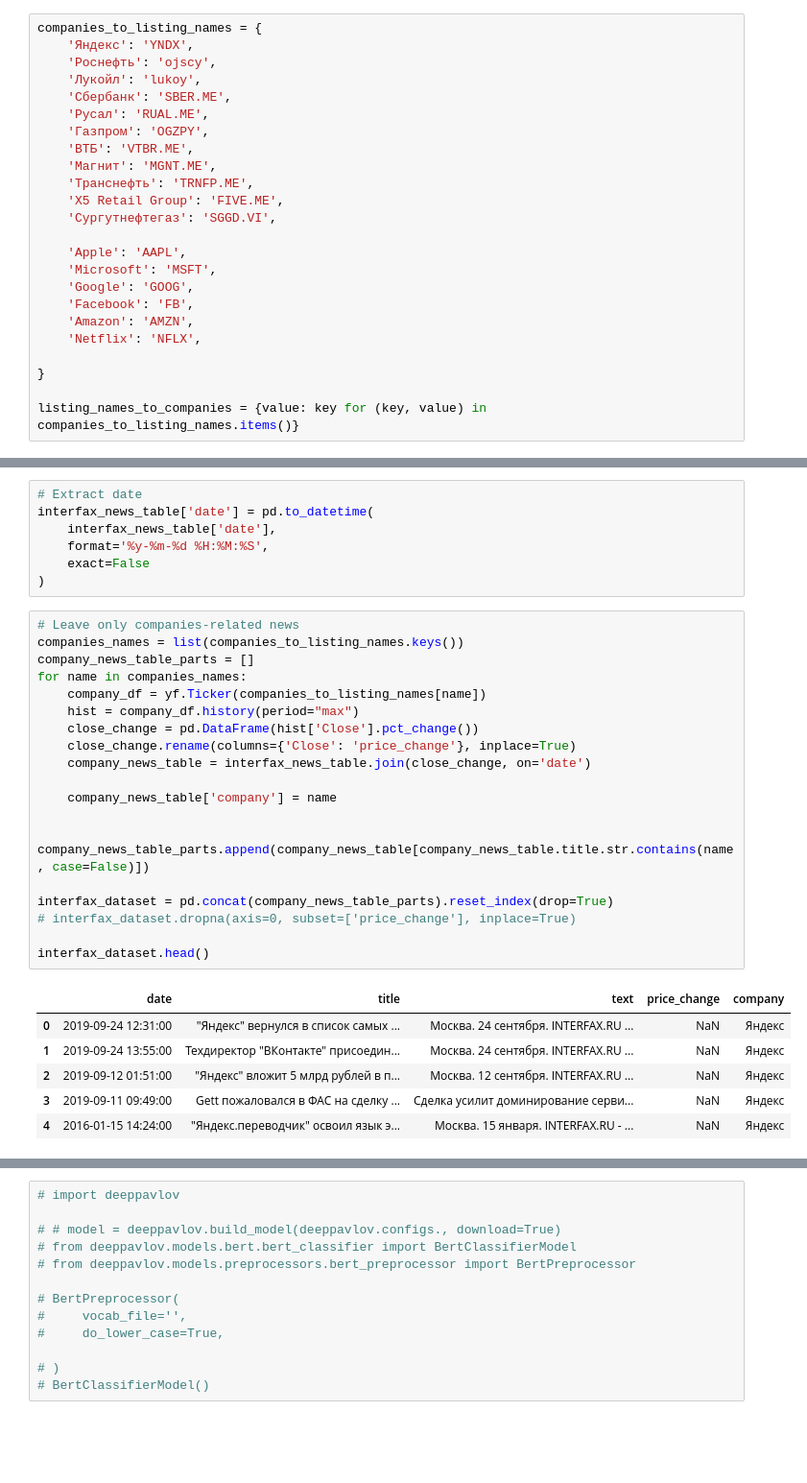
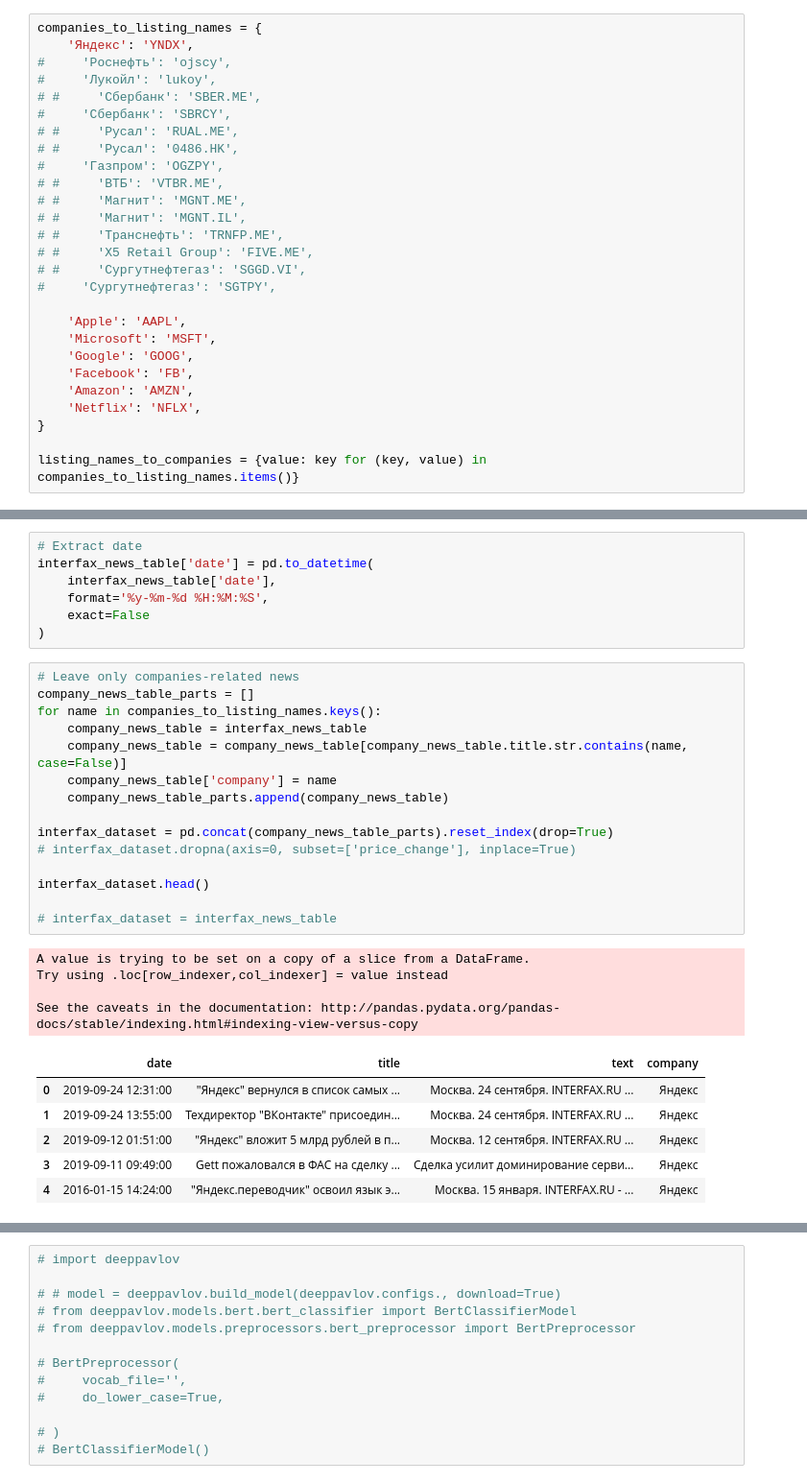
Before and after one commit to denistarasov/news-based-stock-trend-prediction, a Jupyter notebook: baseline.ipynb, the cells around one changed output, grey strips where cells are left out. Shown: that part at 96% size. Drawn from its saved outputs; the diff is of its cells as text; blank space fills up the shorter version.

Commit message:
Check full model on up to the minute data

```diff
--- a/baseline.ipynb
+++ b/baseline.ipynb
@@ -49,16 +52,20 @@ import yfinance as yf
 # %%
 companies_to_listing_names = {
     'Яндекс': 'YNDX',
-    'Роснефть': 'ojscy',
-    'Лукойл': 'lukoy',
-    'Сбербанк': 'SBER.ME',
-    'Русал': 'RUAL.ME',
-    'Газпром': 'OGZPY',
-    'ВТБ': 'VTBR.ME',
-    'Магнит': 'MGNT.ME',
-    'Транснефть': 'TRNFP.ME',
-    'X5 Retail Group': 'FIVE.ME',
-    'Сургутнефтегаз': 'SGGD.VI',
+#     'Роснефть': 'ojscy',
+#     'Лукойл': 'lukoy',
+# #     'Сбербанк': 'SBER.ME',
+#     'Сбербанк': 'SBRCY',
+# #     'Русал': 'RUAL.ME',
+# #     'Русал': '0486.HK',
+#     'Газпром': 'OGZPY',
+# #     'ВТБ': 'VTBR.ME',
+# #     'Магнит': 'MGNT.ME',
+# #     'Магнит': 'MGNT.IL',
+# #     'Транснефть': 'TRNFP.ME',
+# #     'X5 Retail Group': 'FIVE.ME',
+# #     'Сургутнефтегаз': 'SGGD.VI',
+#     'Сургутнефтегаз': 'SGTPY',
 
     'Apple': 'AAPL',
     'Microsoft': 'MSFT',
@@ -66,7 +73,6 @@ companies_to_listing_names = {
     'Facebook': 'FB',
     'Amazon': 'AMZN',
     'Netflix': 'NFLX',
-
 }
 
 listing_names_to_companies = {value: key for (key, value) in companies_to_listing_names.items()}
@@ -97,30 +103,30 @@ interfax_news_table['date'] = pd.to_datetime(
 )
 # %%
 # Leave only companies-related news
-companies_names = list(companies_to_listing_names.keys())
 company_news_table_parts = []
-for name in companies_names:
-    company_df = yf.Ticker(companies_to_listing_names[name])
-    hist = company_df.history(period="max")
-    close_change = pd.DataFrame(hist['Close'].pct_change())
-    close_change.rename(columns={'Close': 'price_change'}, inplace=True)
-    company_news_table = interfax_news_table.join(close_change, on='date')
-
+for name in companies_to_listing_names.keys():
+    company_news_table = interfax_news_table
+    company_news_table = company_news_table[company_news_table.title.str.contains(name, case=False)]
     company_news_table['company'] = name
-
-    company_news_table_parts.append(company_news_table[company_news_table.title.str.contains(name, case=False)])
+    company_news_table_parts.append(company_news_table)
 
 interfax_dataset = pd.concat(company_news_table_parts).reset_index(drop=True)
 # interfax_dataset.dropna(axis=0, subset=['price_change'], inplace=True)
 
 interfax_dataset.head()
+
+# interfax_dataset = interfax_news_table
 # %% [output]
+A value is trying to be set on a copy of a slice from a DataFrame.
+Try using .loc[row_indexer,col_indexer] = value instead
+
+See the caveats in the documentation: http://pandas.pydata.org/pandas-docs/stable/indexing.html#indexing-view-versus-copy
-|  | date | title | text | price_change | company |
-| 0 | 2019-09-24 12:31:00 | "Яндекс" вернулся в список самых ... | Москва. 24 сентября. INTERFAX.RU ... | NaN | Яндекс |
-| 1 | 2019-09-24 13:55:00 | Техдиректор "ВКонтакте" присоедин... | Москва. 24 сентября. INTERFAX.RU ... | NaN | Яндекс |
-| 2 | 2019-09-12 01:51:00 | "Яндекс" вложит 5 млрд рублей в п... | Москва. 12 сентября. INTERFAX.RU ... | NaN | Яндекс |
-| 3 | 2019-09-11 09:49:00 | Gett пожаловался в ФАС на сделку ... | Сделка усилит доминирование серви... | NaN | Яндекс |
-| 4 | 2016-01-15 14:24:00 | "Яндекс.переводчик" освоил язык э... | Москва. 15 января. INTERFAX.RU - ... | NaN | Яндекс |
+|  | date | title | text | company |
+| 0 | 2019-09-24 12:31:00 | "Яндекс" вернулся в список самых ... | Москва. 24 сентября. INTERFAX.RU ... | Яндекс |
+| 1 | 2019-09-24 13:55:00 | Техдиректор "ВКонтакте" присоедин... | Москва. 24 сентября. INTERFAX.RU ... | Яндекс |
+| 2 | 2019-09-12 01:51:00 | "Яндекс" вложит 5 млрд рублей в п... | Москва. 12 сентября. INTERFAX.RU ... | Яндекс |
+| 3 | 2019-09-11 09:49:00 | Gett пожаловался в ФАС на сделку ... | Сделка усилит доминирование серви... | Яндекс |
+| 4 | 2016-01-15 14:24:00 | "Яндекс.переводчик" освоил язык э... | Москва. 15 января. INTERFAX.RU - ... | Яндекс |
 # %%
 len(interfax_dataset)
 # %% [output]
```
Also changed, not shown: parts of 18 cells of this notebook.
